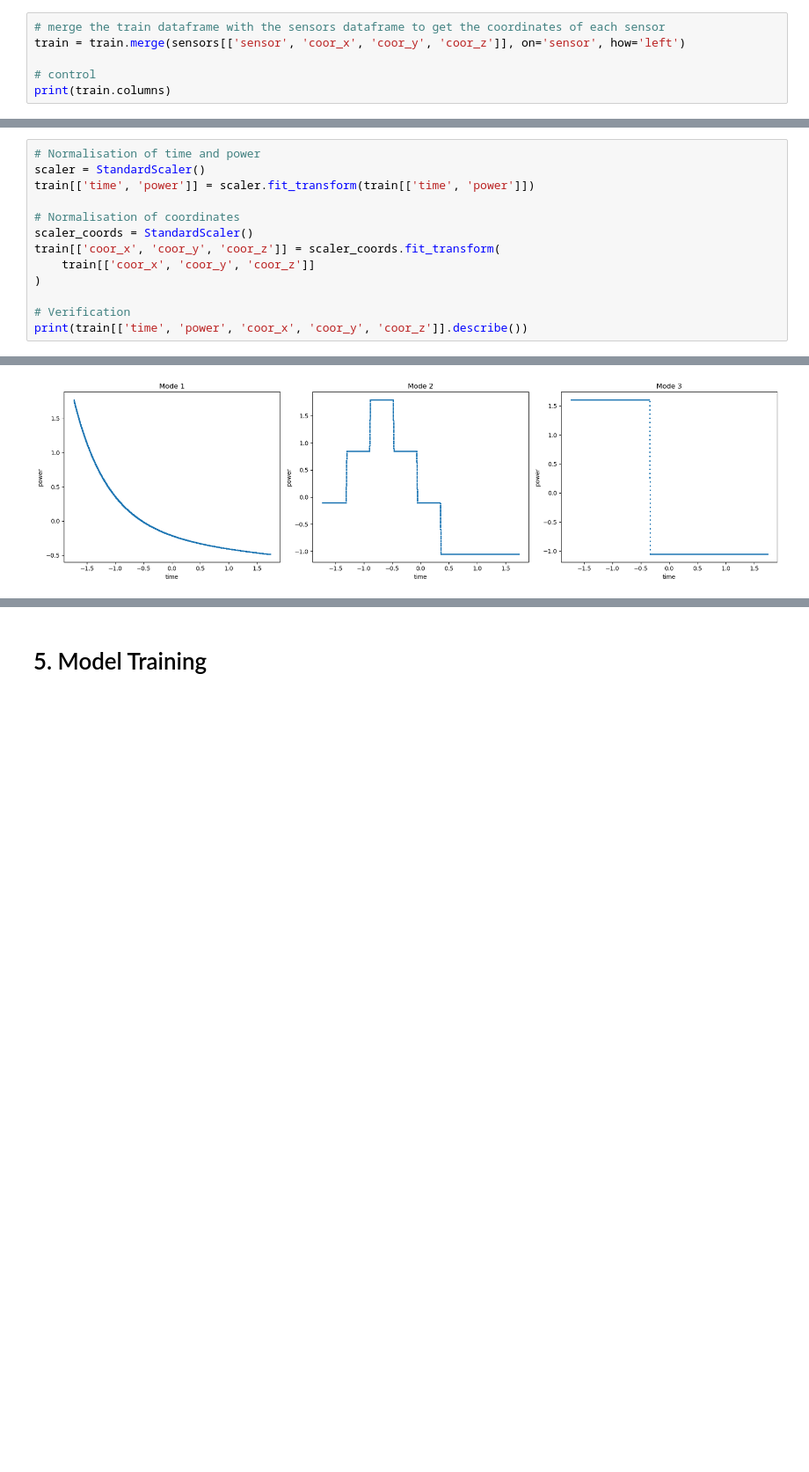
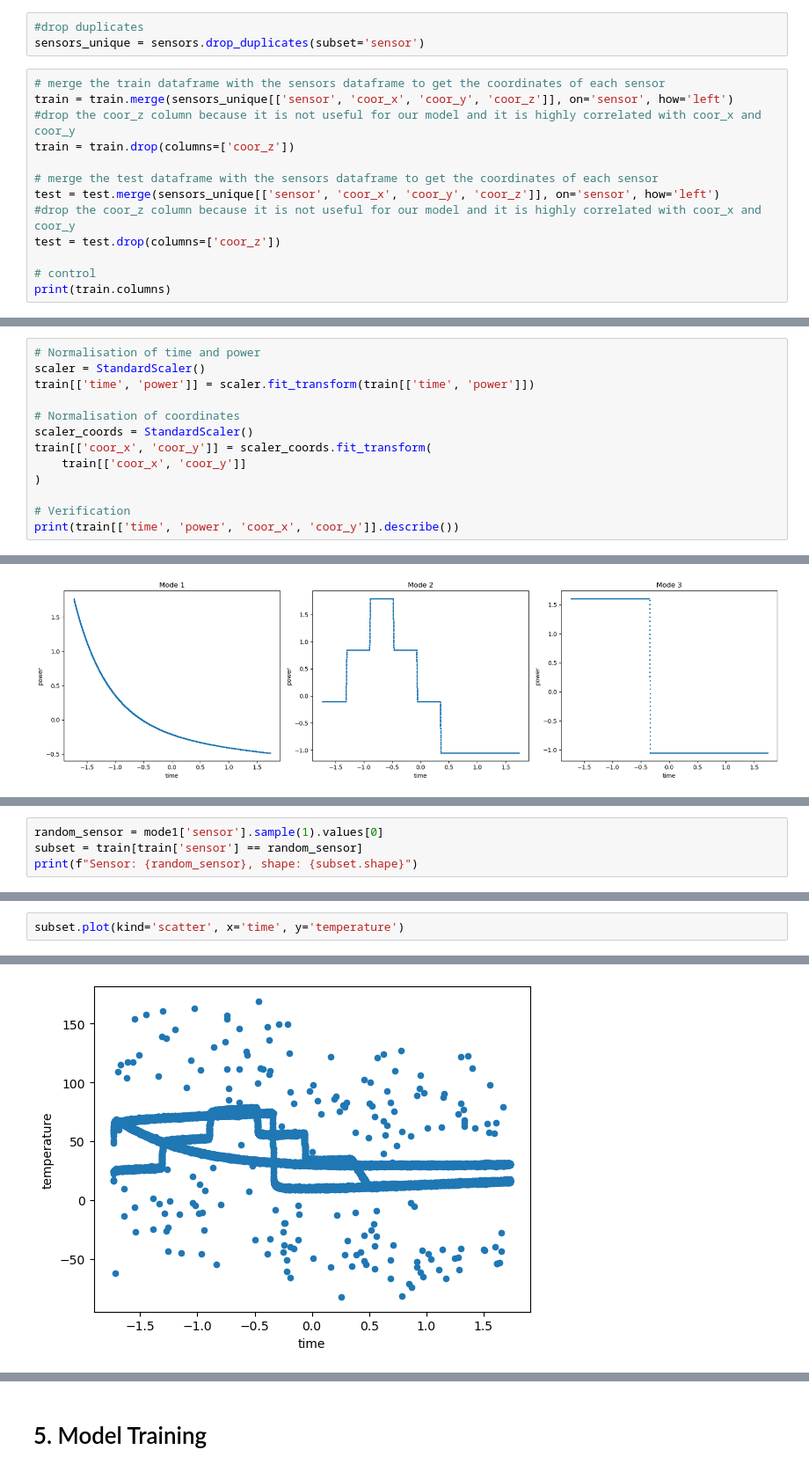
Before and after one commit to alicebeast/FinalProject_ML, a Jupyter notebook: train.ipynb, the cells around one changed output, grey strips where cells are left out. Shown at 88% size. Saved outputs shown, nothing was run; the diff lists cells and outputs as text; blank space fills up the shorter version.

```diff
--- a/train.ipynb
+++ b/train.ipynb
@@ -217,6 +242,16 @@ train.plot(kind='scatter', x='sensor', y='temperature', alpha=0.15)
+# %%
+#drop duplicates
+sensors_unique = sensors.drop_duplicates(subset='sensor')
 # %%
 # merge the train dataframe with the sensors dataframe to get the coordinates of each sensor
-train = train.merge(sensors[['sensor', 'coor_x', 'coor_y', 'coor_z']], on='sensor', how='left')
+train = train.merge(sensors_unique[['sensor', 'coor_x', 'coor_y', 'coor_z']], on='sensor', how='left')
+#drop the coor_z column because it is not useful for our model and it is highly correlated with coor_x and coor_y
+train = train.drop(columns=['coor_z'])
+
+# merge the test dataframe with the sensors dataframe to get the coordinates of each sensor
+test = test.merge(sensors_unique[['sensor', 'coor_x', 'coor_y', 'coor_z']], on='sensor', how='left')
+#drop the coor_z column because it is not useful for our model and it is highly correlated with coor_x and coor_y
+test = test.drop(columns=['coor_z'])
 
 # control
 print(train.columns)
@@ -237,10 +272,10 @@ train[['time', 'power']] = scaler.fit_transform(train[['time', 'power']])
 
 # Normalisation of coordinates
 scaler_coords = StandardScaler()
-train[['coor_x', 'coor_y', 'coor_z']] = scaler_coords.fit_transform(
-    train[['coor_x', 'coor_y', 'coor_z']]
+train[['coor_x', 'coor_y']] = scaler_coords.fit_transform(
+    train[['coor_x', 'coor_y']]
 )
 
 # Verification
-print(train[['time', 'power', 'coor_x', 'coor_y', 'coor_z']].describe())
+print(train[['time', 'power', 'coor_x', 'coor_y']].describe())
 # %% [output]
@@ -292,0 +351,4 @@ plt.show()
+# %%
+random_sensor = mode1['sensor'].sample(1).values[0]
+subset = train[train['sensor'] == random_sensor]
+print(f"Sensor: {random_sensor}, shape: {subset.shape}")
@@ -292,0 +357,3 @@ plt.show()
+# %%
+subset.plot(kind='scatter', x='time', y='temperature')
+# %% [output]
@@ -292,0 +361 @@ plt.show()
+[figure, added]
```
Also changed, not shown: parts of 24 cells of this notebook, 6 other files.
